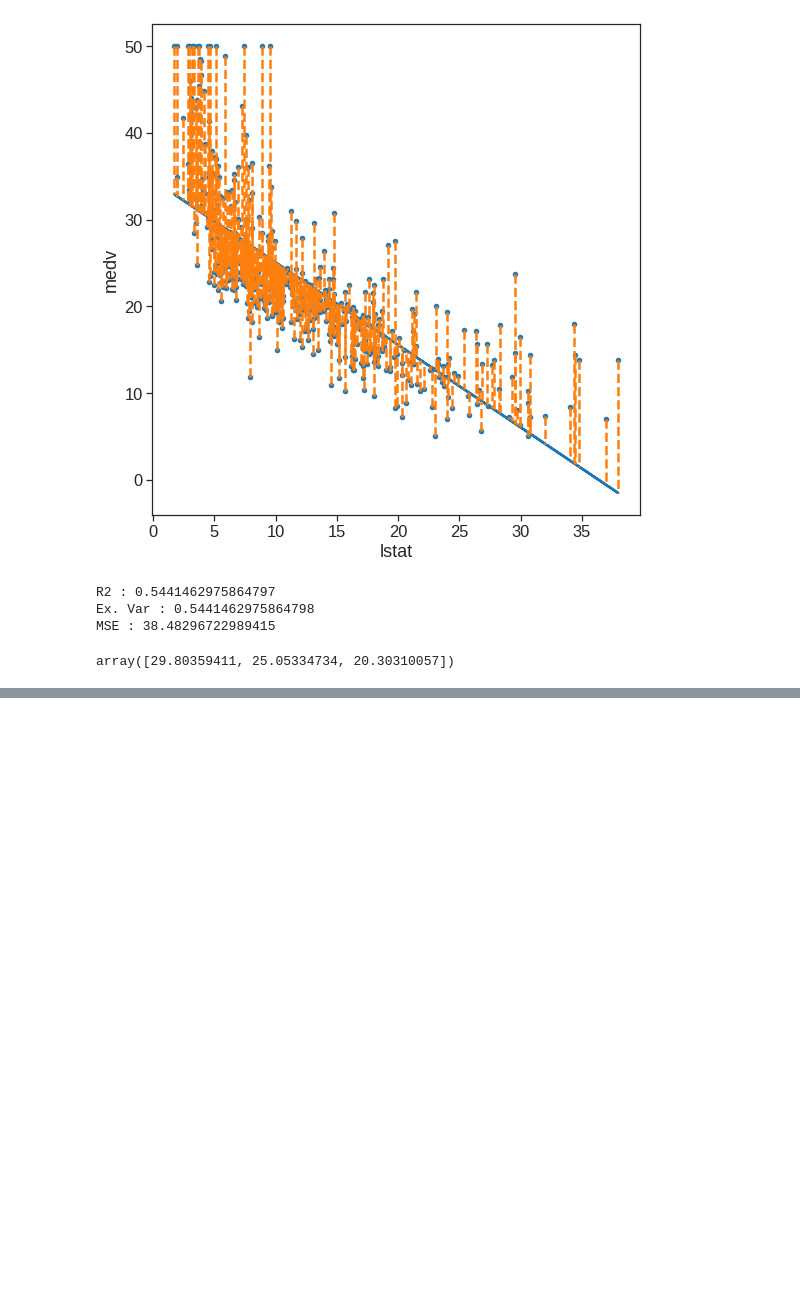
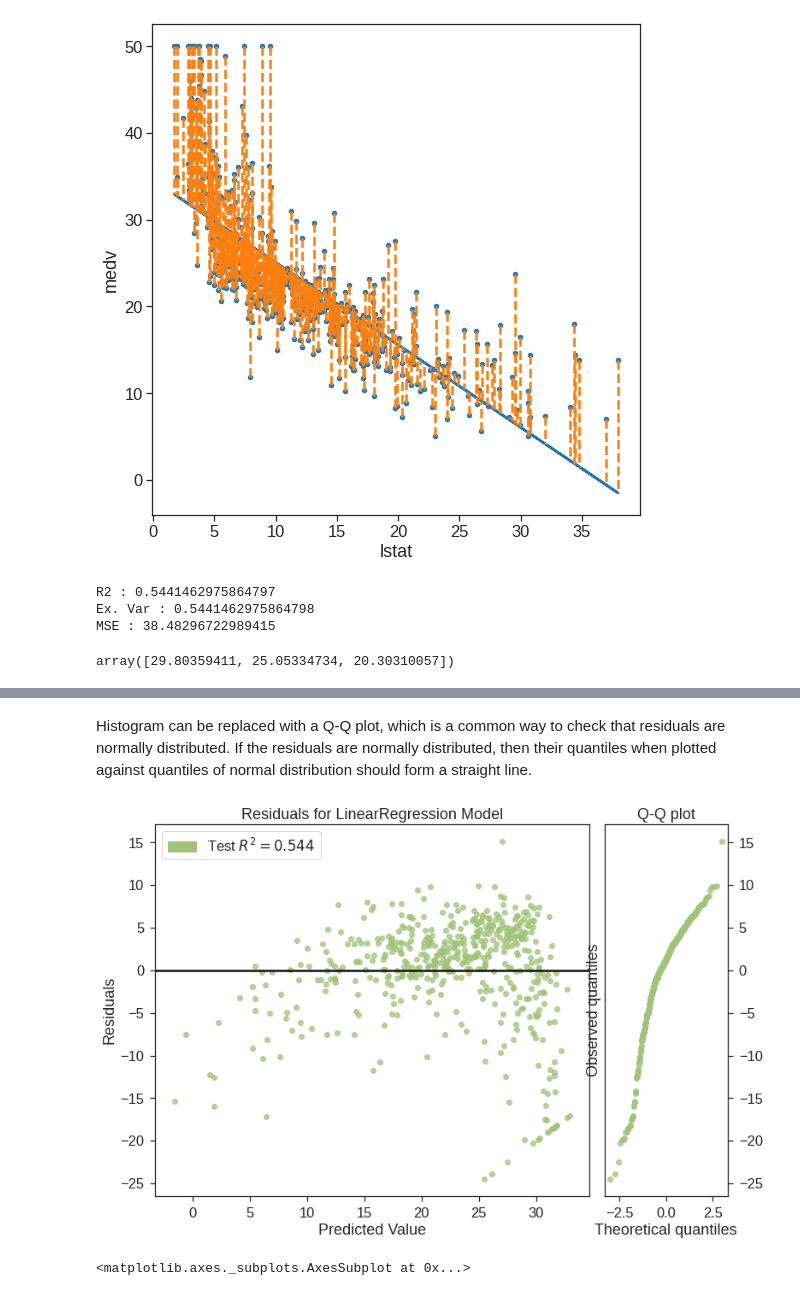
Before and after one commit to phonchi/nsysu-math6084, a Jupyter notebook: static_files/presentations/Chapter_3_Lab.ipynb, the cells around one changed output, grey strips where cells are left out. Drawn from its saved outputs; the diff is of its cells as text; code cells hidden in the pictures; blank space fills up the shorter version.

```diff
--- a/static_files/presentations/Chapter_3_Lab.ipynb
+++ b/static_files/presentations/Chapter_3_Lab.ipynb
@@ -595,0 +631,10 @@ array([29.80359411, 25.05334734, 20.30310057])
+# %% [markdown]
+Histogram can be replaced with a Q-Q plot, which is a common way to check that residuals are normally distributed. If the residuals are normally distributed, then their quantiles when plotted against quantiles of normal distribution should form a straight line.
+# %%
+plt.figure(figsize=(12,8))
+visualizer = ResidualsPlot(model, hist=False, qqplot=True, is_fitted=True)
+visualizer.score(x_train, y_true)  # Evaluate the model on the test data
+visualizer.show()
+# %% [output]
+[figure, added]
+<matplotlib.axes._subplots.AxesSubplot at 0x...>
```
Also changed, not shown: parts of 10 cells of this notebook.
